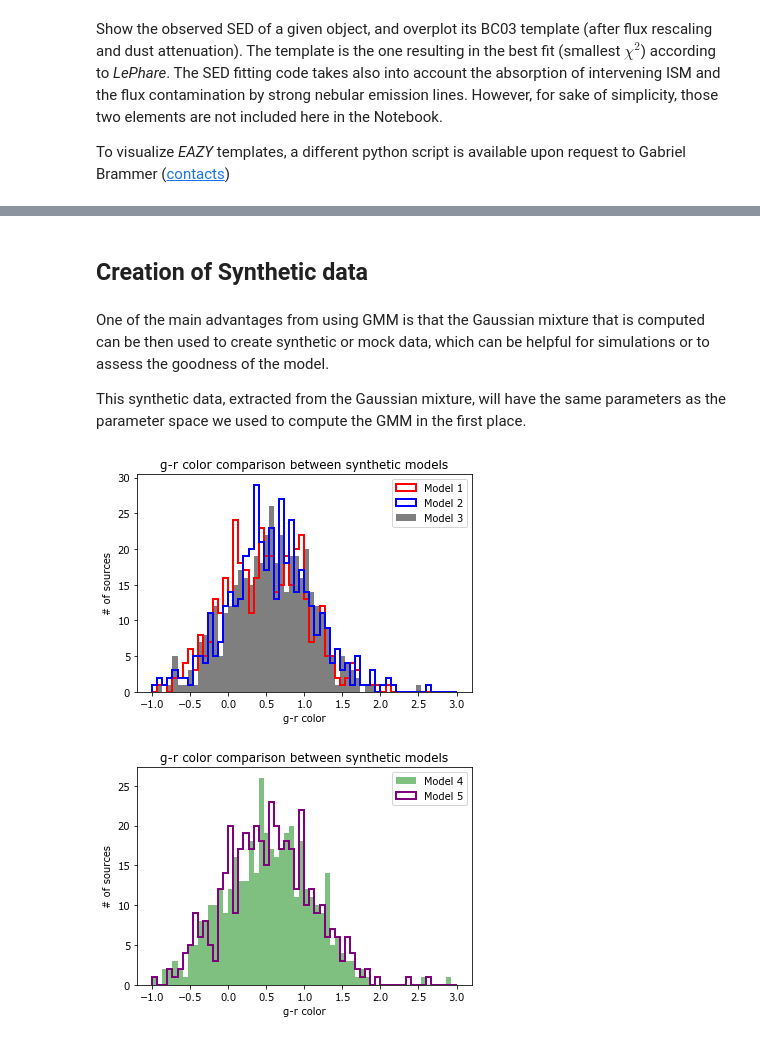
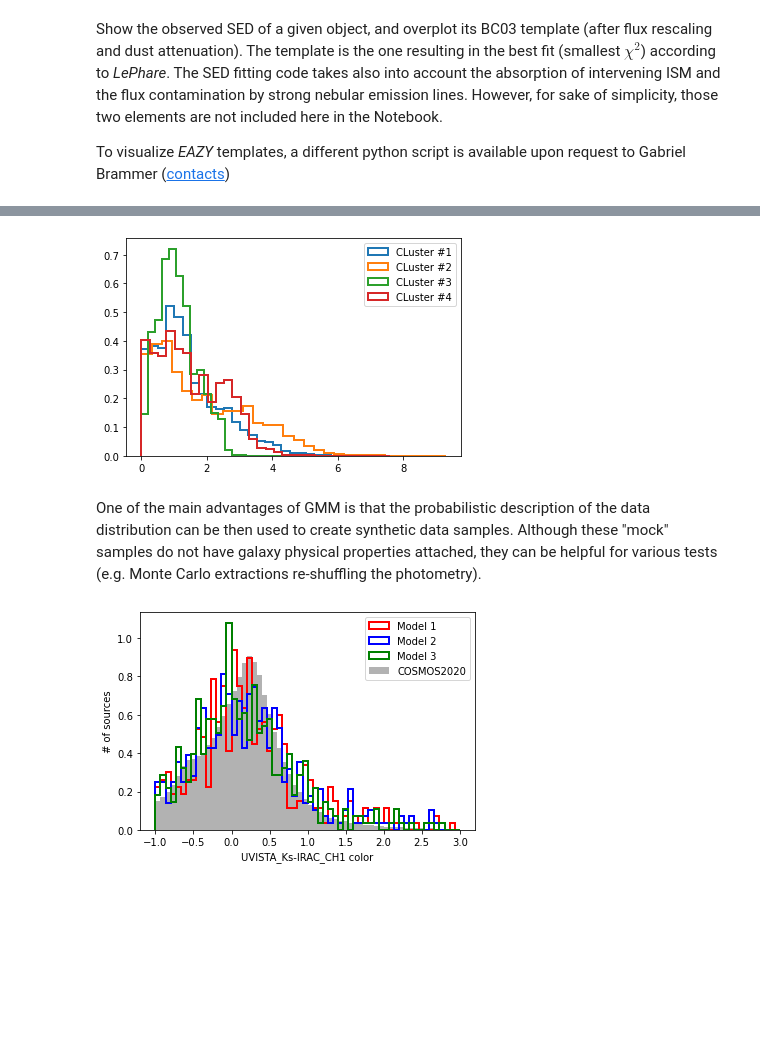
Before and after one commit to cosmic-dawn/cosmos2020-readcat, a Jupyter notebook: COSMOS2020_readcat.ipynb, the cells around one changed output, grey strips where cells are left out. Saved outputs shown, nothing was run; the diff lists cells and outputs as text; code cells hidden in the pictures; blank space fills up the shorter version.

```diff
--- a/COSMOS2020_readcat.ipynb
+++ b/COSMOS2020_readcat.ipynb
@@ -46,8 +46,8 @@ These and many more input parameters are specified in the present section.
 # %%
 # Specify the version of the catalog and the folder with the input/output files
 catversion = 'Farmer'  # this string can be either 'Classic' or 'Farmer'
-dir_in = '/Users/davidblanquez/Desktop/PHD/Projects/COSMOS_2020_opencat/Catalogue/'  # the directory where catalogs are stored
-dir_out = './'  # the directory where the input of this notebook will be stored
+dir_in = '/path/to/the/cosmos2020/catalogs/'
+dir_out = './'  # the directory where the output of this notebook will be stored
 # %%
 # Chose the SED fitting code:
 # set to 'lp' for LePhare results or
@@ -667,33 +643,36 @@ plt.show()
-# %% [markdown]
-## Creation of Synthetic data
-# %% [markdown]
-One of the main advantages from using GMM is that the Gaussian mixture that is computed can be then used to create synthetic or mock data, which can be helpful for simulations or to assess the goodness of the model.
-
-This synthetic data, extracted from the Gaussian mixture, will have the same parameters as the parameter space we used to compute the GMM in the first place.
+# %%
+# Show the redshift distribution of the GMM clusters
+for i in range(0,4):
+    sel = labels==i
+    catselec = Xplus[sel]
+    plt.hist(catselec['photoz'],bins=30,density=True,histtype='step',linewidth=2,label='CLuster #{}'.format(i+1))
+plt.legend(loc='upper right')
+plt.show()
+# %% [output]
+[figure, added]
+# %% [markdown]
+One of the main advantages of GMM is that the probabilistic description of the data distribution can be then used to create synthetic data samples. Although these "mock" samples do not have galaxy physical properties attached, they can be helpful for various tests (e.g. Monte Carlo extractions re-shuffling the photometry).
 # %%
-# Create the synthetic models, lets create 6 or 7 of them:
-models = []
-for i in range(0,5):
+# Create 3 synthetic "mocks" of 500 galaxies each
+mocks = []
+for i in range(3):
     modx = gmm.sample(n_samples=500)
-    models.append(modx)
+    mocks.append(modx)
 # %%
-# You can plot the same parameter for all models and assess how its distribution varies.
-plt.hist(models[0][0][:,8],bins=60,range=[-1,3],density=False,histtype='step',color='red',linewidth=2,alpha=1,label='Model 1')
-plt.hist(models[1][0][:,8],bins=60,range=[-1,3],density=False,histtype='step',color='blue',linewidth=2,alpha=1,label='Model 2')
-plt.hist(models[2][0][:,8],bins=60,range=[-1,3],density=False,histtype='stepfilled',color='black',alpha=0.5,label='Model 3')
+# Just visualize one color distribution
+colA = 8
+
+# the mocks
+plt.hist(mocks[0][0][:,colA],bins=60,density=True,range=[-1,3],histtype='step',color='red',linewidth=2,alpha=1,label='Model 1')
+plt.hist(mocks[1][0][:,colA],bins=60,density=True,range=[-1,3],histtype='step',color='blue',linewidth=2,alpha=1,label='Model 2')
+plt.hist(mocks[2][0][:,colA],bins=60,density=True,range=[-1,3],histtype='step',color='green',linewidth=2,alpha=1,label='Model 3')
+
+# and the original data
+plt.hist(X[:,colA],bins=60,density=True,range=[-1,3],histtype='stepfilled',color='black',alpha=0.3,label='COSMOS2020')
+
 plt.legend(loc='upper right')
-plt.xlabel('g-r color')
+plt.xlabel('{}-{} color'.format(color_pick[colA][0],color_pick[colA][1]))
 plt.ylabel('# of sources')
-plt.title('g-r color comparison between synthetic models')
 plt.show()
-
-plt.hist(models[3][0][:,8],bins=60,range=[-1,3],density=False,histtype='stepfilled',linewidth=2,color='green',alpha=0.5,label='Model 4')
-plt.hist(models[4][0][:,8],bins=60,range=[-1,3],density=False,histtype='step',linewidth=2,color='purple',alpha=1,label='Model 5')
-plt.legend(loc='upper right')
-plt.xlabel('g-r color')
-plt.ylabel('# of sources')
-plt.title('g-r color comparison between synthetic models')
-plt.show()
 # %% [output]
-[figure, old version]
+[figure, new version]
-[figure, removed]
```
Also changed, not shown: parts of 17 cells of this notebook.
